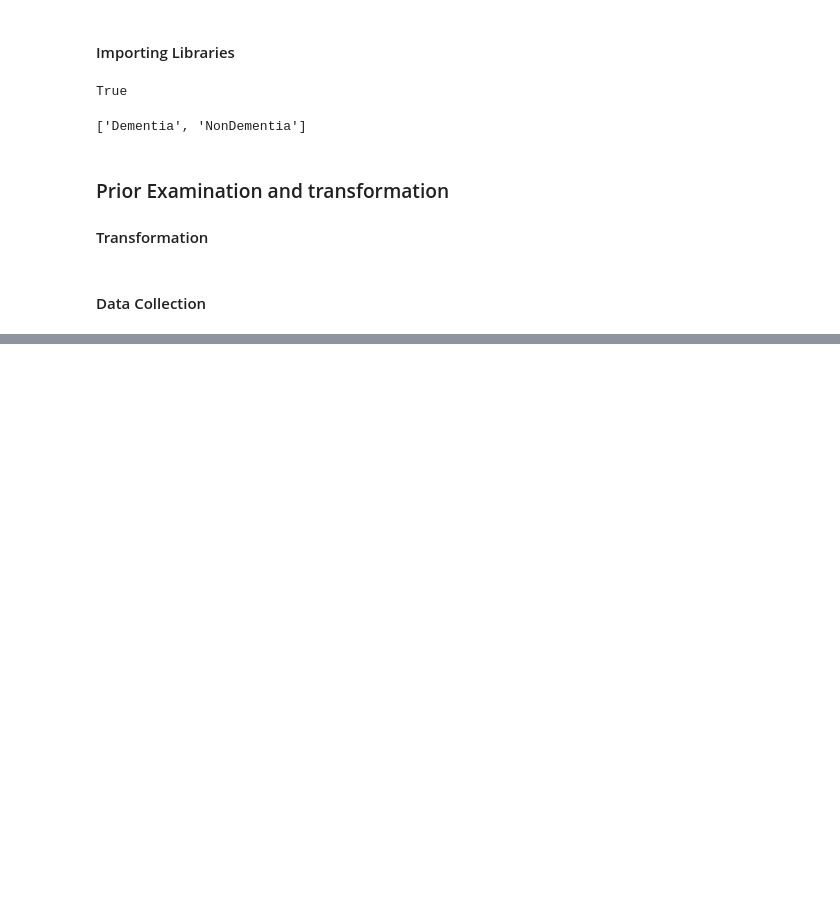
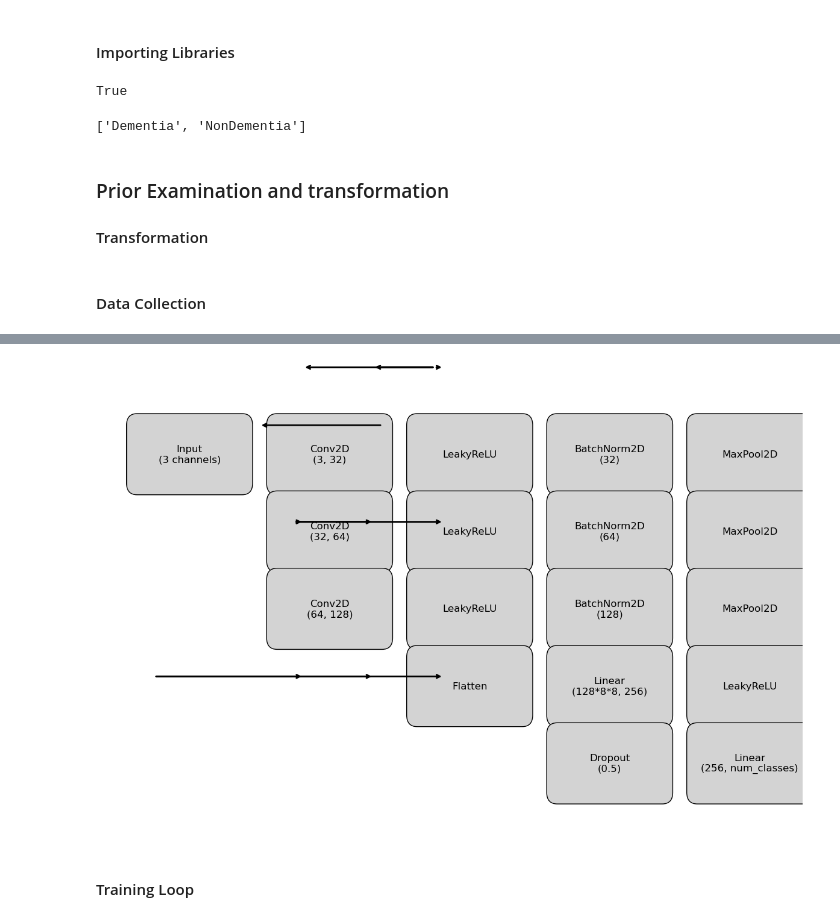
Before and after one commit to Odelolasolomon/Deep-Learning-and-Classical-ML-models-for-Dementia-Prediction, a Jupyter notebook: Predicting Dementia/Image.ipynb, the cells around one changed output, grey strips where cells are left out. Cells and saved outputs as stored; diff of their text form; code cells hidden in the pictures; blank space fills up the shorter version.

```diff
--- a/Predicting Dementia/Image.ipynb
+++ b/Predicting Dementia/Image.ipynb
@@ -224,3 +227,63 @@ Net(
     (3): Linear(in_features=256, out_features=2, bias=True)
   )
 )
+# %%
+import matplotlib.pyplot as plt
+import matplotlib.patches as patches
+
+# Function to draw a rectangle with text
+def draw_rectangle(ax, xy, width, height, text, fontsize=10):
+    rect = patches.FancyBboxPatch(xy, width, height, boxstyle="round,pad=0.3",
+                                  edgecolor="black", facecolor="lightgray")
+    ax.add_patch(rect)
+    ax.text(xy[0] + width / 2, xy[1] + height / 2, text, ha="center", va="center",
+            fontsize=fontsize, color="black")
+
+# Initialize the plot
+fig, ax = plt.subplots(figsize=(15, 10))
+ax.set_xlim(0, 20)
+ax.set_ylim(0, 12)
+ax.axis('off')  # Turn off the axes
+
+# Draw the rectangles for each layer with more spacing and larger font
+layer_width = 3
+layer_height = 1.5
+
+draw_rectangle(ax, (1, 9), layer_width, layer_height, "Input\n(3 channels)", fontsize=12)
+draw_rectangle(ax, (5, 9), layer_width, layer_height, "Conv2D\n(3, 32)", fontsize=12)
+draw_rectangle(ax, (9, 9), layer_width, layer_height, "LeakyReLU", fontsize=12)
+draw_rectangle(ax, (13, 9), layer_width, layer_height, "BatchNorm2D\n(32)", fontsize=12)
+draw_rectangle(ax, (17, 9), layer_width, layer_height, "MaxPool2D", fontsize=12)
+
+draw_rectangle(ax, (5, 7), layer_width, layer_height, "Conv2D\n(32, 64)", fontsize=12)
+draw_rectangle(ax, (9, 7), layer_width, layer_height, "LeakyReLU", fontsize=12)
+draw_rectangle(ax, (13, 7), layer_width, layer_height, "BatchNorm2D\n(64)", fontsize=12)
+draw_rectangle(ax, (17, 7), layer_width, layer_height, "MaxPool2D", fontsize=12)
+
+draw_rectangle(ax, (5, 5), layer_width, layer_height, "Conv2D\n(64, 128)", fontsize=12)
+draw_rectangle(ax, (9, 5), layer_width, layer_height, "LeakyReLU", fontsize=12)
+draw_rectangle(ax, (13, 5), layer_width, layer_height, "BatchNorm2D\n(128)", fontsize=12)
+draw_rectangle(ax, (17, 5), layer_width, layer_height, "MaxPool2D", fontsize=12)
+
+draw_rectangle(ax, (9, 3), layer_width, layer_height, "Flatten", fontsize=12)
+draw_rectangle(ax, (13, 3), layer_width, layer_height, "Linear\n(128*8*8, 256)", fontsize=12)
+draw_rectangle(ax, (17, 3), layer_width, layer_height, "LeakyReLU", fontsize=12)
+draw_rectangle(ax, (13, 1), layer_width, layer_height, "Dropout\n(0.5)", fontsize=12)
+draw_rectangle(ax, (17, 1), layer_width, layer_height, "Linear\n(256, num_classes)", fontsize=12)
+
+# Draw arrows between layers
+arrow_props = dict(arrowstyle="->", linewidth=2, color="black")
+
+for start, end in [(4, 9.75), (8, 9.75), (12, 9.75), (16, 9.75),
+                   (4, 7.75), (8, 7.75), (12, 7.75), (16, 7.75),
+                   (4, 5.75), (8, 5.75), (12, 5.75), (16, 5.75),
+                   (10.5, 4.5), (14.5, 4.5), (14.5, 2.5), (14.5, 2)]:
+    ax.annotate("", xy=(end, start), xytext=(start-2.5, start),
+                arrowprops=arrow_props)
+
+# Display the plot
+plt.show()
+# %% [output]
+[figure, added]
+# %% [markdown]
+#### Training Loop
```
Also changed, not shown: parts of 16 cells of this notebook, 2 other files.
